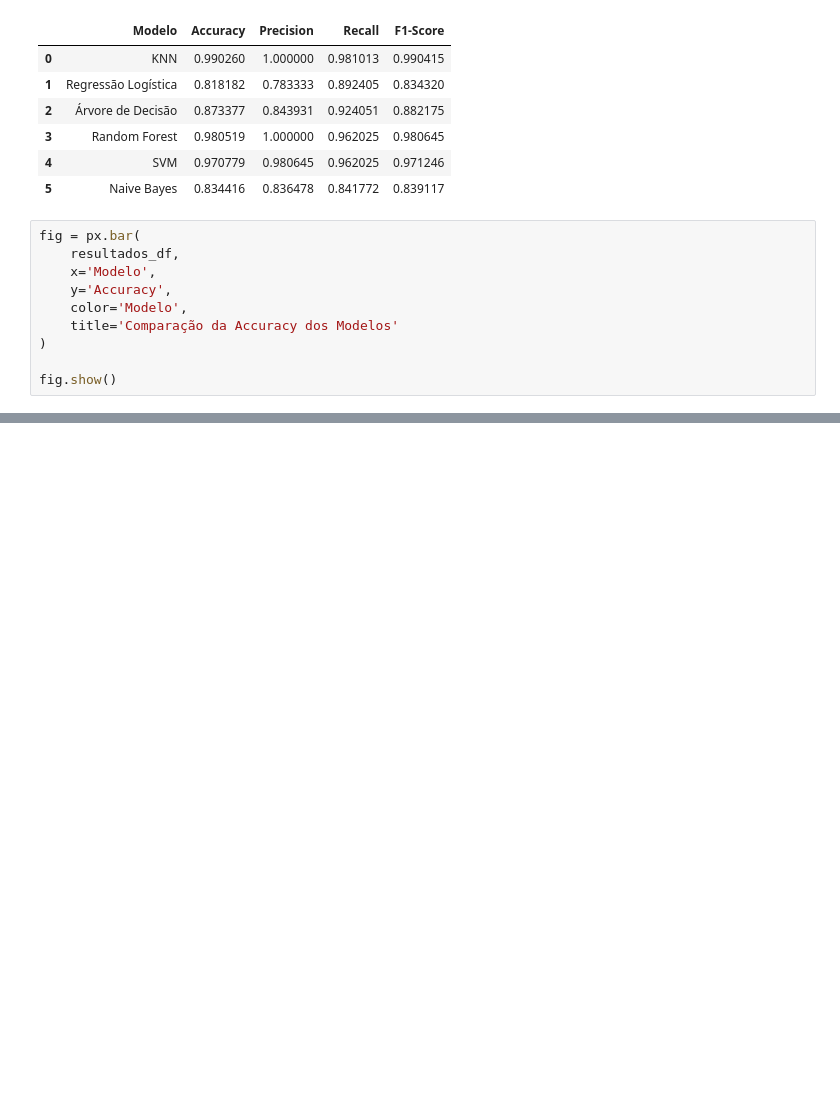
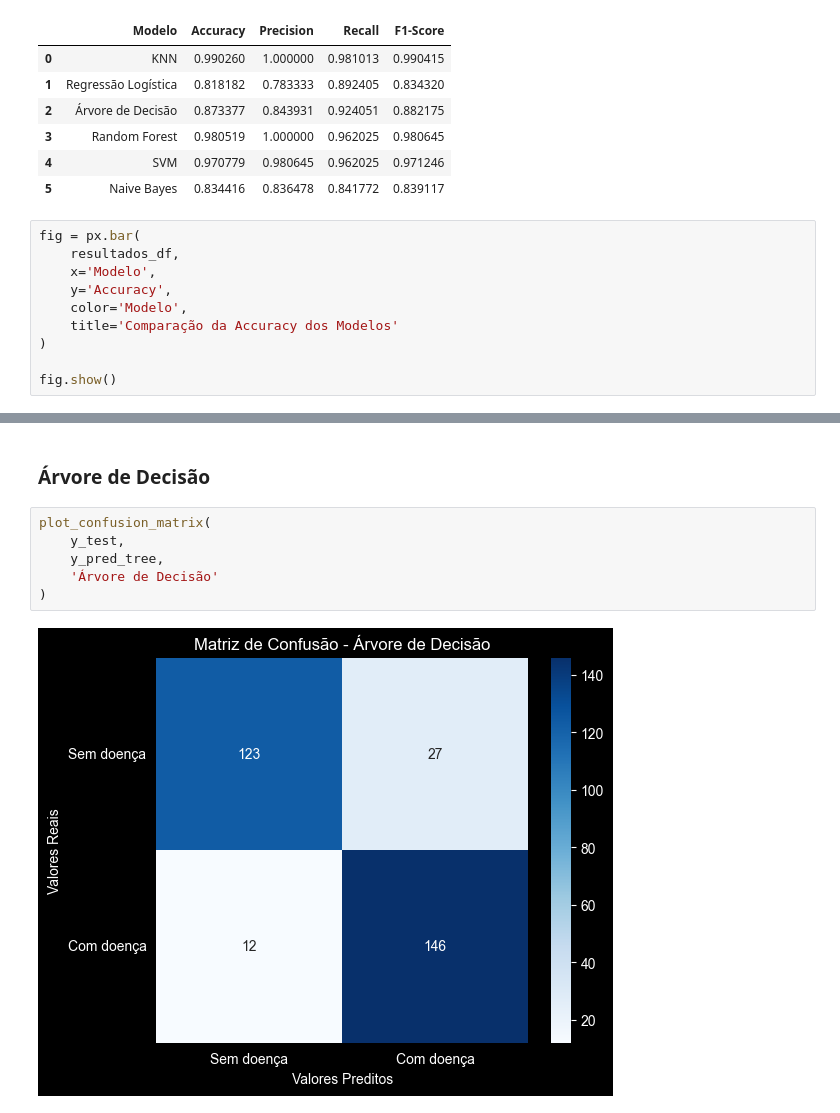
Before and after one commit to MagalDevs/analise-de-dados, a Jupyter notebook: heart-disease-dataset.ipynb, the cells around one changed output, grey strips where cells are left out. Drawn from its saved outputs; the diff is of its cells as text; blank space fills up the shorter version.

```diff
--- a/heart-disease-dataset.ipynb
+++ b/heart-disease-dataset.ipynb
@@ -610,0 +701,10 @@ fig.show()
+# %% [markdown]
+### Árvore de Decisão
+# %%
+plot_confusion_matrix(
+    y_test,
+    y_pred_tree,
+    'Árvore de Decisão'
+)
+# %% [output]
+[figure, added]
```
Also changed, not shown: parts of 20 cells of this notebook.
